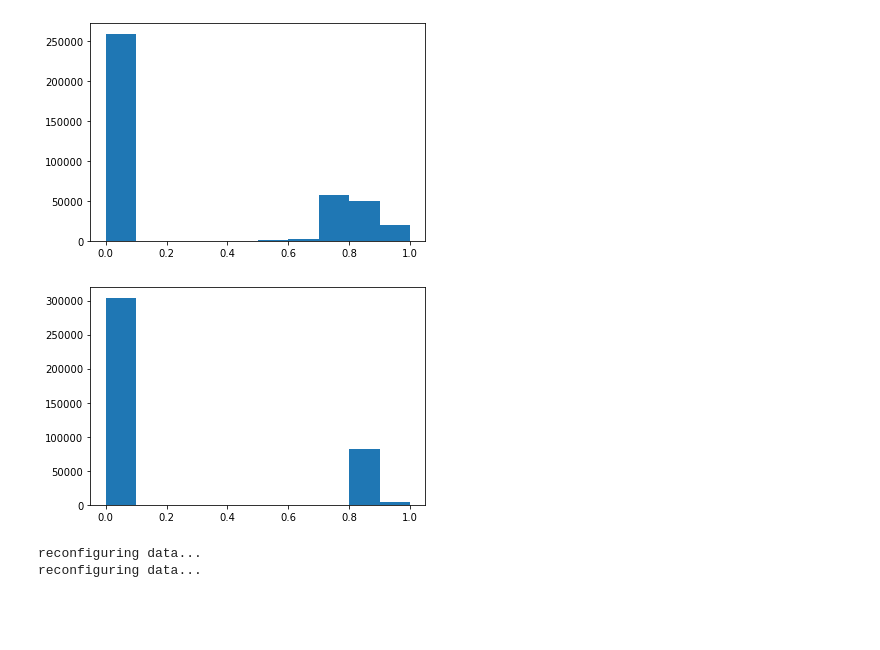
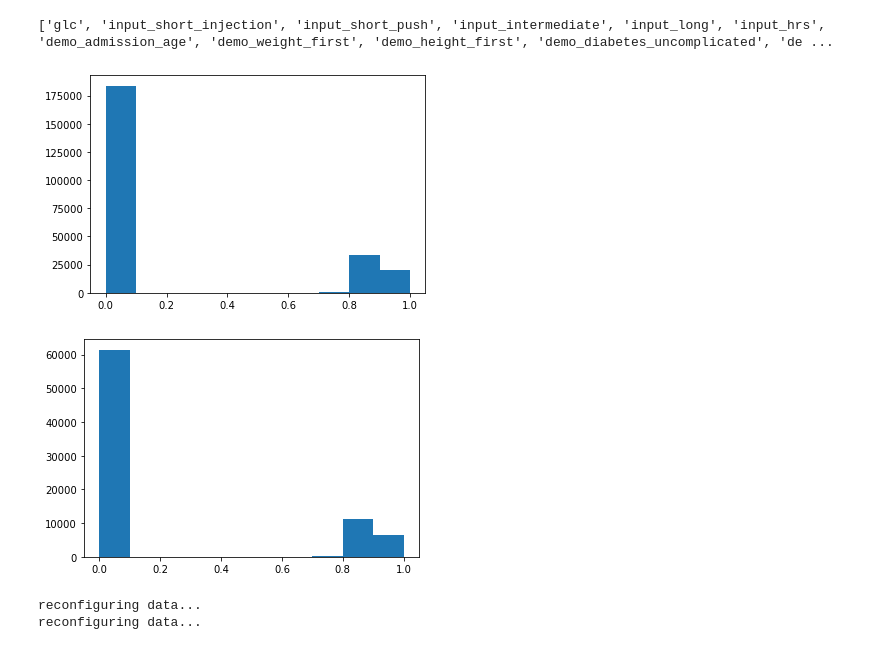
Before and after one commit to oizin/irregular-ts, a Jupyter notebook: _research/_latent_ode_gaussian.ipynb, the cells around one changed output. Cells and saved outputs as stored; diff of their text form; code cells hidden in the pictures; blank space fills up the shorter version.

```diff
--- a/_research/_latent_ode_gaussian.ipynb
+++ b/_research/_latent_ode_gaussian.ipynb
@@ -73,10 +73,3 @@ print(df.shape)
-# %%
-# seed
-
-df.glc = glc_transform(df.glc)
-df.glc_dt = glc_transform(df.glc_dt)
-df['t0'] = df.timer_hr
-df['t1'] = df.timer_hr + df.dt
 # %%
 df.loc[df.icustay_id == 214619].iloc[0:20,:]
 # %% [output]
@@ -127,27 +105,32 @@ excluding: 276835
+# %%
+print(all_features())
+# %% [output]
+['glc', 'input_short_injection', 'input_short_push', 'input_intermediate', 'input_long', 'input_hrs', 'demo_admission_age', 'demo_weight_first', 'demo_height_first', 'demo_diabetes_uncomplicated', 'de ...
 # %%
 # df['input'] = df['input']/50
 # df['input_hrs'] = df['input_hrs']/30
+from sklearn.preprocessing import QuantileTransformer
+from src.data.data_scaler import PreProcess
 
-qt = QuantileTransformer(n_quantiles=10, random_state=0)
-df['input'] = qt.fit_transform(df['input'].to_numpy().reshape(-1, 1))
-qt = QuantileTransformer(n_quantiles=10, random_state=0)
-df['input_hrs'] = qt.fit_transform(df['input_hrs'].to_numpy().reshape(-1, 1))
-
-# sample_ids = df.icustay_id.unique()[0:2000]
-# train_ids, test_ids = train_test_split(sample_ids,test_size=0.25)
+FEATURES = all_features()
+NFEATURES = len(all_features())
+preproc = PreProcess(FEATURES,QuantileTransformer())
 
 train_ids, test_ids = train_test_split(df.icustay_id.unique(),test_size=0.25)
 
 df_train = df.loc[df.icustay_id.isin(train_ids)]
 df_valid = df.loc[df.icustay_id.isin(test_ids)]
+preproc.fit(df_train)
+df_train = preproc.transform(df_train)
+df_valid = preproc.transform(df_valid)
 # %%
-plt.hist(df['input_hrs'])
+plt.hist(df_train['input_short_injection'])
 plt.show()
 # %% [output]
-[figure, old version]
+[figure, new version]
 # %%
-plt.hist(df['input'])
+plt.hist(df_valid['input_short_injection'])
 plt.show()
 # %% [output]
-[figure, old version]
+[figure, new version]
 # %%
```
Also changed, not shown: parts of 37 cells of this notebook, 6 other files.
